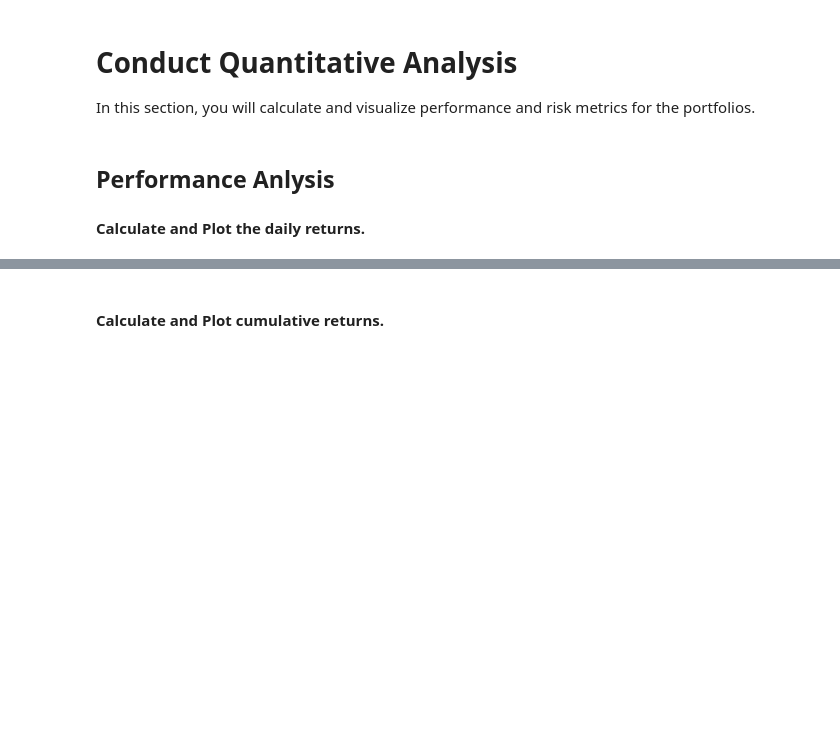
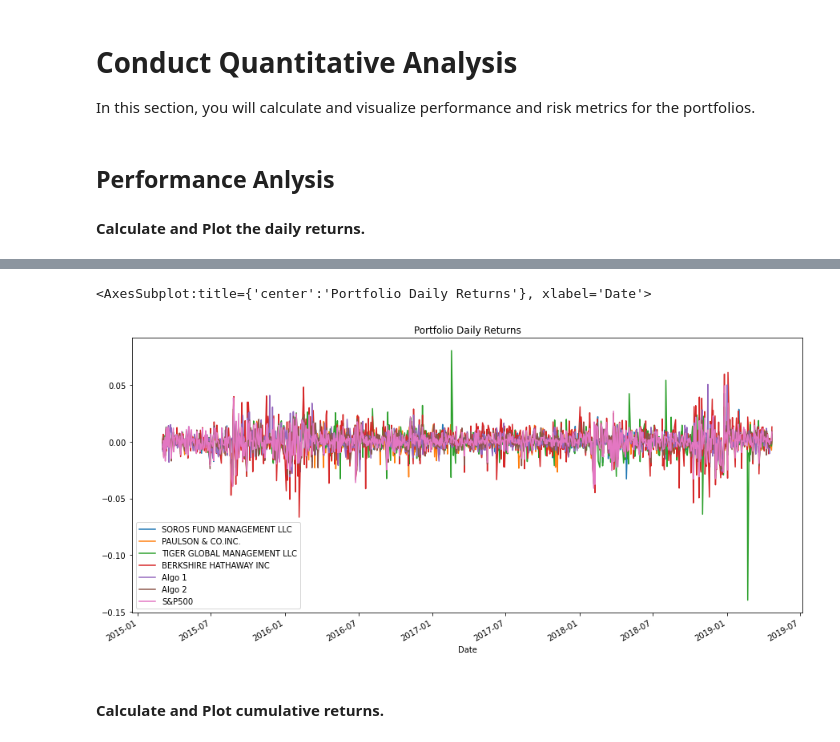
Before and after one commit to chad100b/Portfolio-Analysis, a Jupyter notebook: whale_analysis.ipynb, the cells around one changed output, grey strips where cells are left out. Cells and saved outputs as stored; diff of their text form; code cells hidden in the pictures; blank space fills up the shorter version.

```diff
--- a/whale_analysis.ipynb
+++ b/whale_analysis.ipynb
@@ -253,3 +240,9 @@ algo_returns.plot(figsize=(10,5))
+# %%
+# Plot daily returns of all portfolios
+combined_returns.plot(figsize=(15,7), title=('Portfolio Daily Returns'))
+# %% [output]
+<AxesSubplot:title={'center':'Portfolio Daily Returns'}, xlabel='Date'>
+[figure, added]
 # %% [markdown]
 #### Calculate and Plot cumulative returns.
 # %%
```
Also changed, not shown: parts of 24 cells of this notebook, 3 other files.
